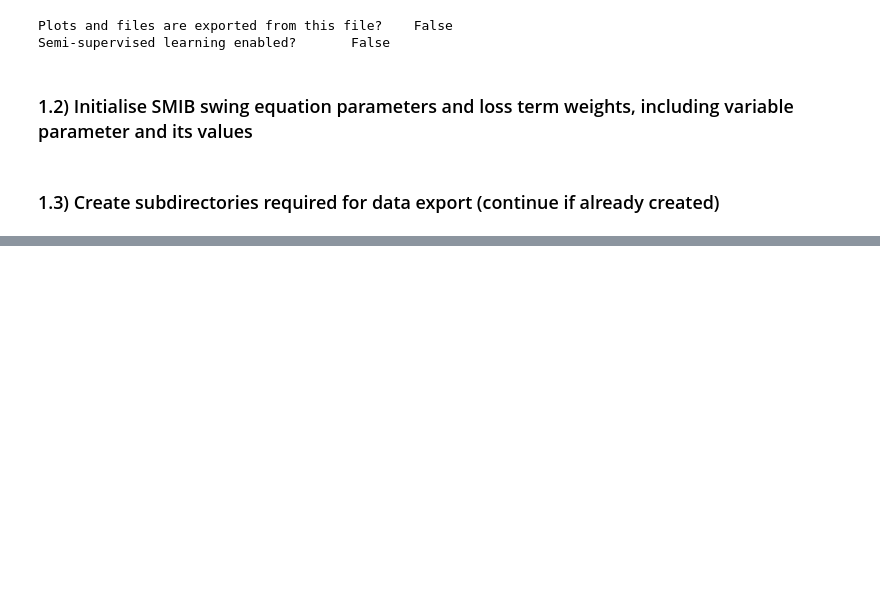
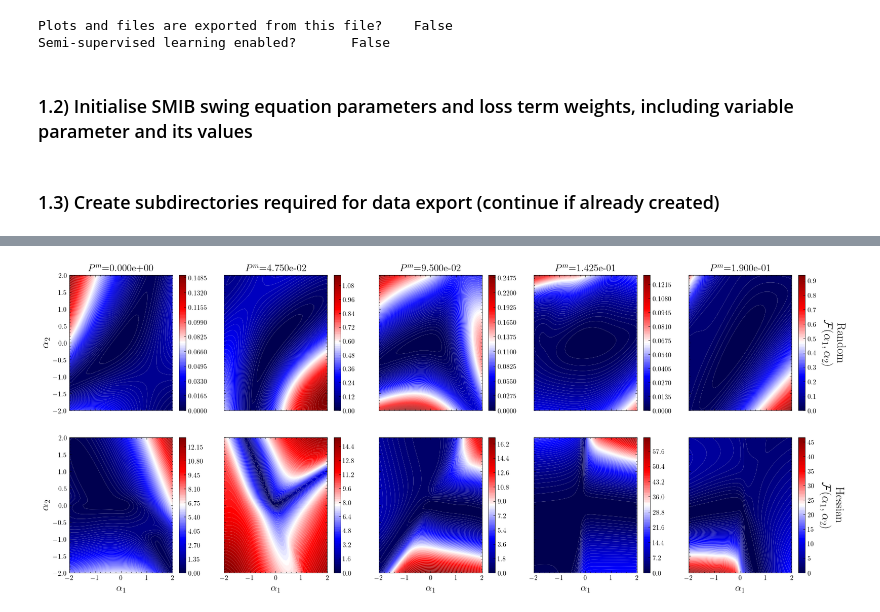
Before and after one commit to KaranBKataria/SciML-PINNs, a Jupyter notebook: src/numerical_experiments/notebooks/vanilla_nns_numerical_experiments.ipynb, the cells around one changed output, grey strips where cells are left out. Cells and saved outputs as stored; diff of their text form; code cells hidden in the pictures; blank space fills up the shorter version.

```diff
--- a/src/numerical_experiments/notebooks/vanilla_nns_numerical_experiments.ipynb
+++ b/src/numerical_experiments/notebooks/vanilla_nns_numerical_experiments.ipynb
@@ -680,65 +804,67 @@ plt.show()
 # %%
 fig, ax = plt.subplots(2, len(PARAM_LIST), figsize=(20, 8), sharex=True, sharey=True)
 
-num_levels = 100
-# levels = np.linspace(vmin, vmax, num_levels)
+num_levels: int = 100
 
-for index, (param) in enumerate(PARAM_LIST):
-    contour_random = ax[0, index].contourf(
+# Loop over each of the parameter values
+for idx, (param) in enumerate(PARAM_LIST):
+
+    # Plot the random direction vector subspace projection of the loss landscape
+    contour_random = ax[0, idx].contourf(
         ALPHA_1,
         ALPHA_2,
-        (loss_landscapes_random[index]),
+        (loss_landscapes_random[idx]),
         cmap=CMAP,
         levels=num_levels,
         antialiased=True
     )
 
-    clr_bar1 = fig.colorbar(contour_random, ax=ax[0, index], shrink=1, orientation='vertical', pad=0.05)
+    clr_bar1 = fig.colorbar(contour_random, ax=ax[0, idx], shrink=1, orientation='vertical', pad=0.05)
 
-    if index == len(PARAM_LIST) - 1:
+    if idx == len(PARAM_LIST) - 1:
         clr_bar1.set_label(
-            r"$\mathcal{F}(\alpha_1, \alpha_2)$",
-            fontsize=15,
+            "Random\n"+r"$\mathcal{F}(\alpha_1, \alpha_2)$",
+            fontsize=18,
             rotation=-90,
-            labelpad=25
+            labelpad=45
         )
 
-    if index == 0:
-        ax[0, index].set_ylabel(r'$\alpha_2$', fontsize=17)
-        ax[1, index].set_ylabel(r'$\alpha_2$', fontsize=17)
+    if idx == 0:
+        ax[0, idx].set_ylabel(r'$\alpha_2$', fontsize=17)
+        ax[1, idx].set_ylabel(r'$\alpha_2$', fontsize=17)
 
     if TOP_PLOT:
-        ax[0, index].set_title(f'{VARYING_PARAM_NOTATION}='+f"{param:.3e}", fontsize=15)
+        ax[0, idx].set_title(f'{VARYING_PARAM_NOTATION}='+f"{param:.3e}", fontsize=15)
 
-
-    contour_hessian = ax[1, index].contourf(
+    # Plot the Hessian eigenvectors subspace projection of the loss landscape
+    contour_hessian = ax[1, idx].contourf(
         ALPHA_1,
         ALPHA_2,
-        (loss_landscapes_hessian[index]),
+        (loss_landscapes_hessian[idx]),
         cmap=CMAP,
         levels=num_levels,
         antialiased=True
     )
 
-    clr_bar2 = fig.colorbar(contour_hessian, ax=ax[1, index], shrink=1, orientation='vertical', pad=0.05)
+    clr_bar2 = fig.colorbar(contour_hessian, ax=ax[1, idx], shrink=1, orientation='vertical', pad=0.05)
 
-    if index == len(PARAM_LIST) - 1:
+    if idx == len(PARAM_LIST) - 1:
         clr_bar2.set_label(
-            r"$\mathcal{F}(\alpha_1, \alpha_2)$",
-            fontsize=15,
+            "Hessian\n"+r"$\mathcal{F}(\alpha_1, \alpha_2)$",
+            fontsize=18,
             rotation=-90,
-            labelpad=25
+            labelpad=45
         )
 
-    ax[1, index].set_xlabel(r'$\alpha_1$', fontsize=15)
-
-# Shared colorbar
-# cbar = fig.colorbar(contours_pinn[0], ax=ax.ravel().tolist(), shrink=1, orientation='vertical', pad=0.01)
+    ax[1, idx].set_xlabel(r'$\alpha_1$', fontsize=15)
 
 contour_image_name = f"vanilla_nn/contour_random_seed_{SEED}.pdf"
 
 if SAVE is True and SEMI_SUPERVISED is False:
     print("Saving...")
+
     plt.savefig(fname=PATH_TO_IM_DIR+contour_image_name, format="pdf", bbox_inches="tight")
 
 plt.show()
+# %% [output]
+[figure, added]
```
Also changed, not shown: parts of 42 cells of this notebook, 1 other file.
